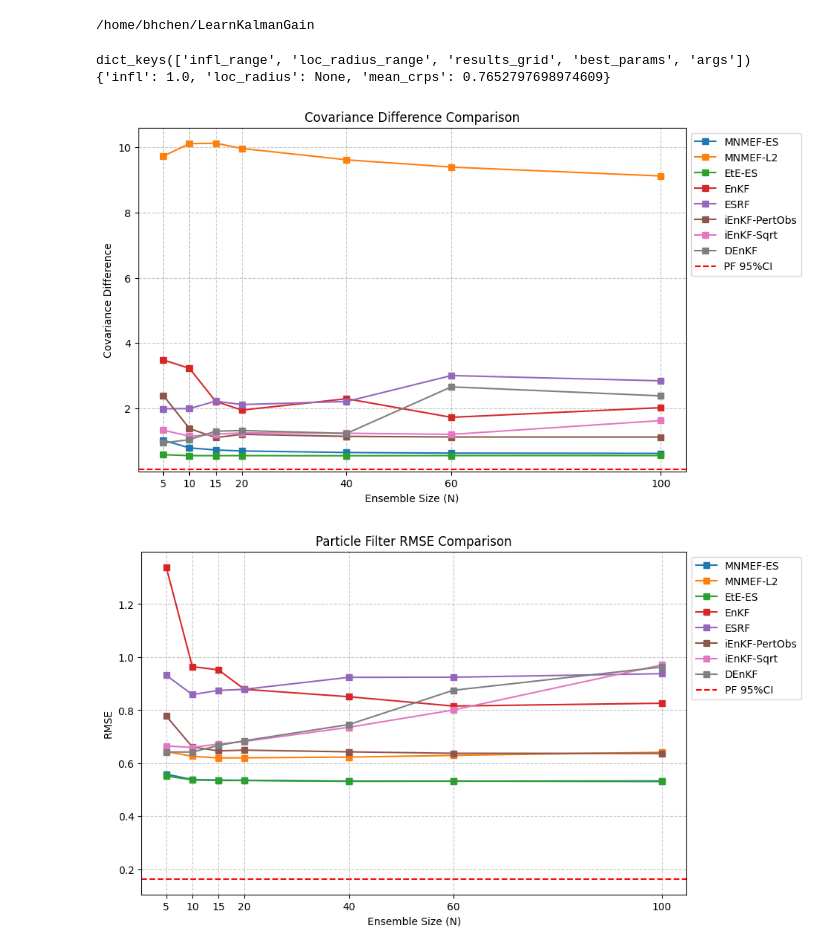
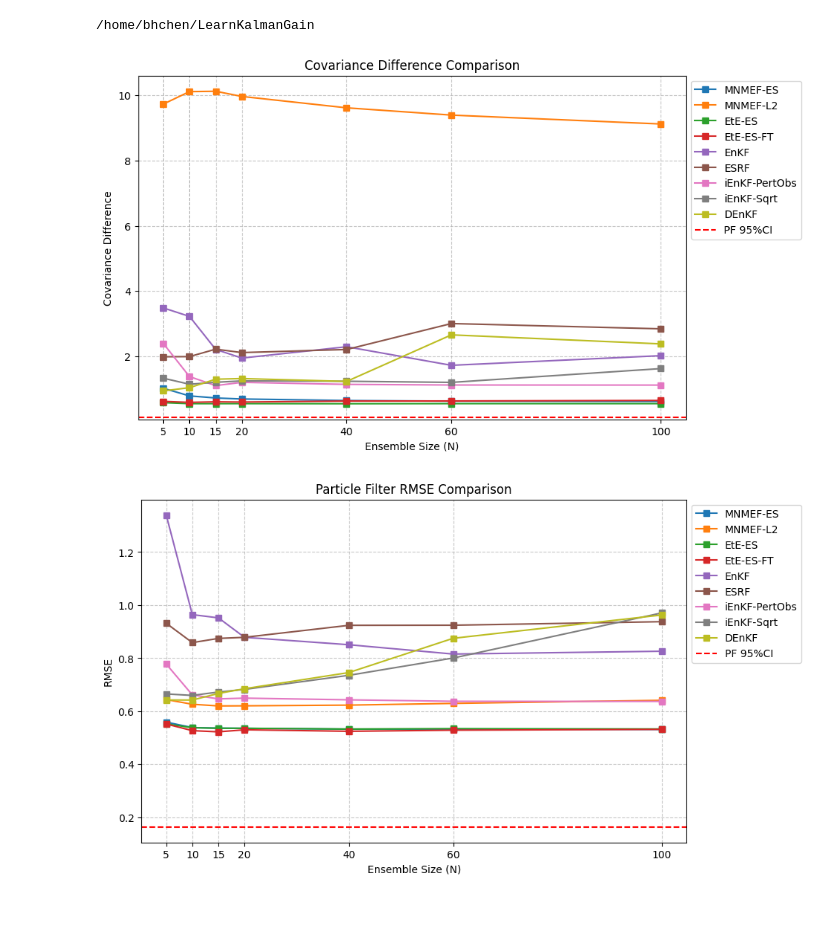
Before and after one commit to wispcarey/Proper-Scoring-Ensemble-Filter, a Jupyter notebook: test_notebooks/L63_results.ipynb, the cells around one changed output. Saved outputs shown, nothing was run; the diff lists cells and outputs as text; code cells hidden in the pictures; blank space fills up the shorter version.

```diff
--- a/test_notebooks/L63_results.ipynb
+++ b/test_notebooks/L63_results.ipynb
@@ -7,14 +7,6 @@ import torch
 import matplotlib.pyplot as plt
 import os
 import pandas as pd
-# %%
-data_path = os.path.join("save", "lorenz63_benchmarks", "benchmark_lorenz63_1.0_iEnKS-PertObs", "grid_search_results_100.pt")
-data = torch.load(data_path)
-print(data.keys())
-print(data['best_params'])
-# %% [output]
-dict_keys(['infl_range', 'loc_radius_range', 'results_grid', 'best_params', 'args'])
-{'infl': 1.0, 'loc_radius': None, 'mean_crps': 0.7652797698974609}
 # %%
 import os
 import torch
@@ -30,6 +22,7 @@ data_folders = [
     "2025-06-28_21-55lorenz63_1.0_10_60_8192_es_joint_CorrTerms",
     "2025-06-28_21-52lorenz63_1.0_10_60_8192_l2_joint_CorrTerms",
     "EtE-LinearCheck/2025-07-09_19-08lorenz63_1.0_10_60_8192_es_joint_EtE-LRes_nst",
+    "lorenz63_EtE_LRes/2025-08-07_11-00lorenz63_1.0_20_60_8192_nl2_joint_EtE-LRes_tuned",
     "lorenz63_benchmarks/benchmark_lorenz63_1.0_EnKF",
     "lorenz63_benchmarks/benchmark_lorenz63_1.0_ESRF",
     "lorenz63_benchmarks/benchmark_lorenz63_1.0_iEnKS-PertObs",
@@ -40,6 +33,7 @@ data_folders = [
 method_names = ['MNMEF-ES',
             'MNMEF-L2',
             'EtE-ES', # always nst
+            'EtE-ES-FT',
             "EnKF",
             "ESRF",
             "iEnKF-PertObs",
@@ -58,7 +52,6 @@ for i, folder in enumerate(data_folders):
         data = torch.load(data_file, weights_only=True)
         cov_diff = data["nn"]['cov_diff']
         pf_rmse = data["nn"]['pf_rmse']
-
 
         results.setdefault(method_name, {})
         results[method_name].setdefault('cov_diff', [])
@@ -104,35 +97,35 @@ for key in results.keys():
     ax2.plot(ensemble_sizes, results[key]['pf_rmse'], marker='s', label=key)
 ax2.axhline(y=PF_RMSE_95CI, color='r', linestyle='--', label='PF 95%CI')
 ax2.set_title('Particle Filter RMSE Comparison')
 ax2.set_xlabel('Ensemble Size (N)')
 ax2.set_ylabel('RMSE')
 ax2.set_xticks(ensemble_sizes)
 ax2.grid(True, linestyle='--', alpha=0.7)
 
 # Place legend outside the plot area to the upper right
 ax2.legend(loc='upper left', bbox_to_anchor=(1, 1))
 # Adjust subplot to prevent legend from being cut off
 fig2.subplots_adjust(right=0.65)
 
 
 # --- Inset for Figure 2 ---
 # axins = ax2.inset_axes([0.45, 0.4, 0.5, 0.5])
 # for key in results.keys():
 #     axins.plot(ensemble_sizes, results[key]['pf_rmse'], marker='s')
 # axins.axhline(y=PF_RMSE_95CI, color='r', linestyle='--')
 
 # x1, x2, y1, y2 = 0, 22, 0.5, 0.6
 # axins.set_xlim(x1, x2)
 # axins.set_ylim(y1, y2)
 # axins.grid(True, linestyle='--', alpha=0.6)
 # mark_inset(ax2, axins, loc1=2, loc2=4, fc="none", ec="0.5")
 
 
 # Show both plots
 plt.show()
 # %% [output]
-[figure, old version]
+[figure, new version]
-[figure, old version]
+[figure, new version]
 # %%
 import os
 import torch
```
Also changed, not shown: parts of 1 cell of this notebook, 13 other files.
